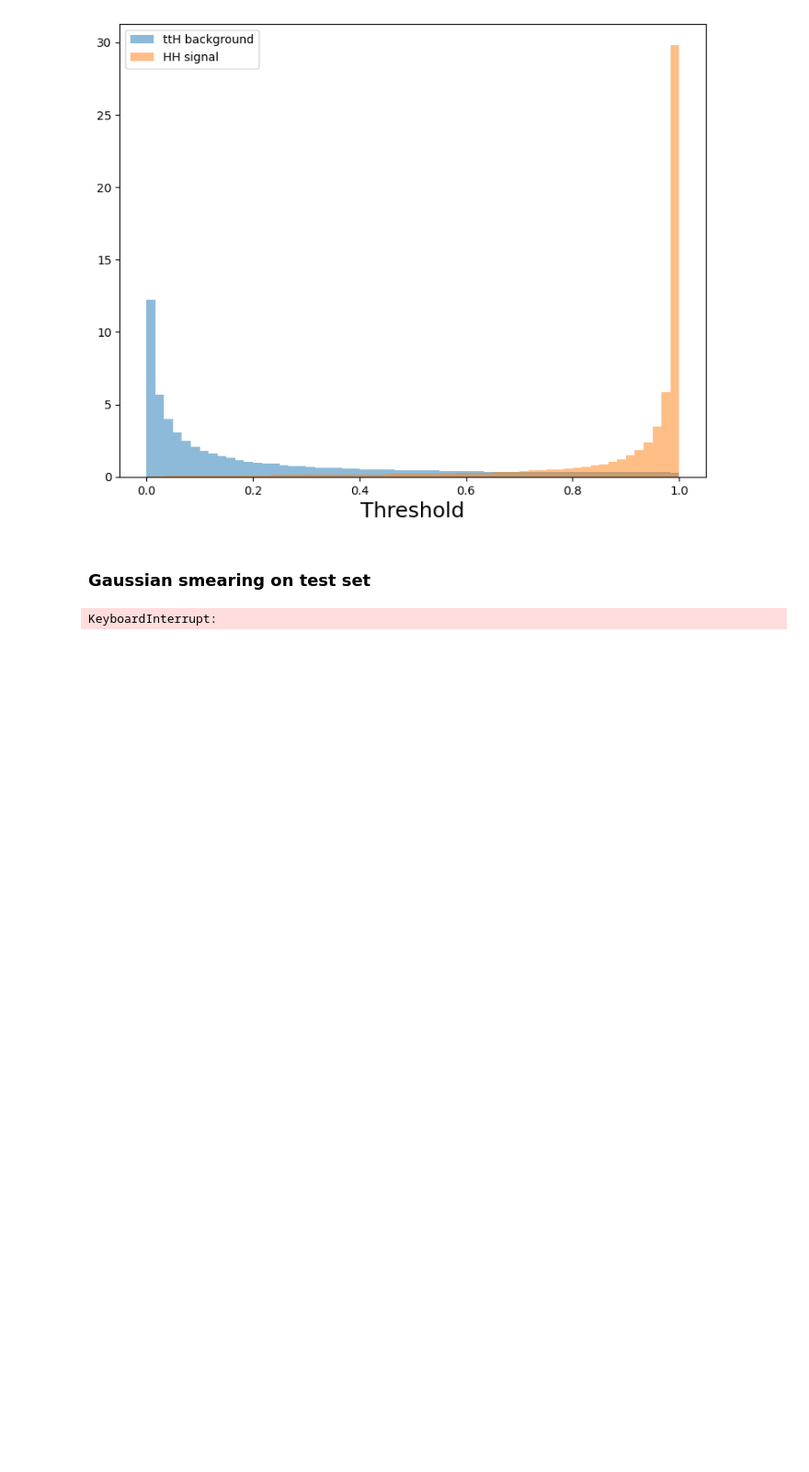
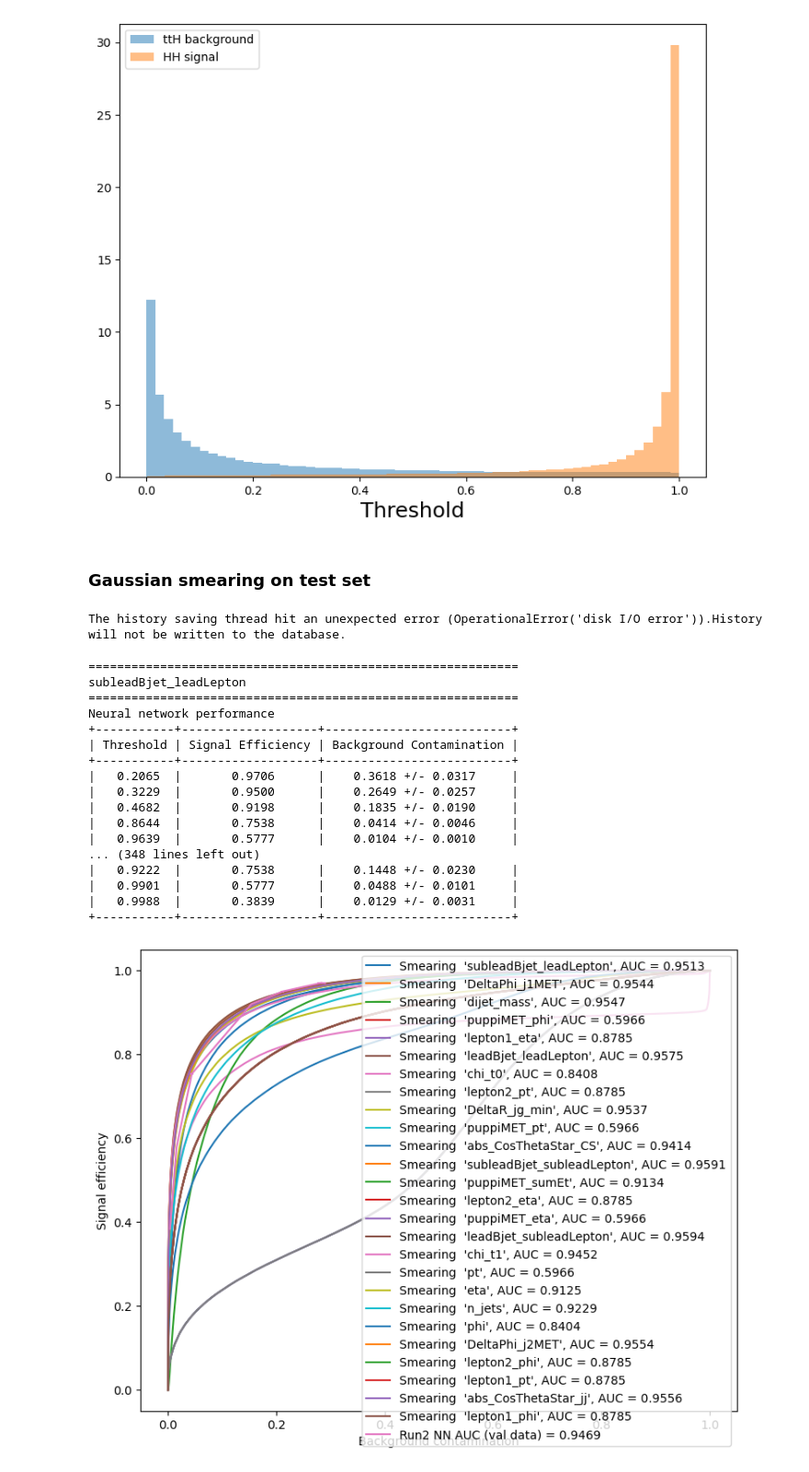
Before and after one commit to tcoulvert/HHtobbyy, a Jupyter notebook: ttH_InclusiveNet_awk.ipynb, the cells around one changed output. Shown at 92% size. Drawn from its saved outputs; the diff is of its cells as text; code cells hidden in the pictures; blank space fills up the shorter version.

```diff
--- a/ttH_InclusiveNet_awk.ipynb
+++ b/ttH_InclusiveNet_awk.ipynb
@@ -1052,20 +1054,20 @@ Saved ROC.
 # %%
 def smear_particle_list(variable_name, particle_list_to_smear, method='multiply', seed=21):
     # Order of these ifs is important b/c 'lepton' contains 'pt', so if you don't check 'pt' last there will be a bug.
-    if re.match('phi', variable_name) is not None:
+    if re.search('phi', variable_name) is not None:
         index3 = 2
-    elif re.match('eta', variable_name) is not None:
+    elif re.search('eta', variable_name) is not None:
         index3 = 1
     else:
         index3 = 0
 
     # Order of these ifs is important b/c diphoton is only called 'pt' or 'eta', so it has to be checked last.
-    if re.match('lepton', variable_name) is not None:
-        if re.match('1', variable_name) is not None:
+    if re.search('lepton', variable_name) is not None:
+        if re.search('1', variable_name) is not None:
             index2 = 0
         else:
             index2 = 1
-    elif re.match('MET', variable_name) is not None:
+    elif re.search('MET', variable_name) is not None:
         index2 = 3
     else:
         index2 = 2
@@ -1097,6 +1099,8 @@ def smear_particle_hlf(variable_name, particle_hlf_to_smear, method='multiply',
         raise Exception(f"Only 'multiply' and 'add' are allowed as methods. You passed {method}.")
 
     return particle_hlf_to_smear
+# %% [output]
+The history saving thread hit an unexpected error (OperationalError('disk I/O error')).History will not be written to the database.
 # %%
 CURRENT_TIME = '2024-08-10_13-16-12'
 
@@ -1116,7 +1120,7 @@ for variable_name in high_level_fields:
     thresholds = []
 
     if variable_name in {'pt', 'eta', 'phi'} or (
-        re.search('pt', variable_name) is not None or re.search('eta', variable_name) is not None or re.search('phi', variable_name) is not None
+        re.search('_pt', variable_name) is not None or re.search('_eta', variable_name) is not None or re.search('_phi', variable_name) is not None
     ):
         gauss_data_list = smear_particle_list(variable_name, copy.deepcopy(data_list_test))
         gauss_data_hlf = data_hlf_test
@@ -1198,6 +1202,7 @@ for variable_name in high_level_fields:
 
     IN_perf_arr.append(copy.deepcopy(IN_perf))
 
+    print("="*60 + f'\n{variable_name}\n' + "="*60)
     print("Neural network performance")
     NNtable = PrettyTable(['Threshold','Signal Efficiency','Background Contamination'])
     NNtable.float_format = ".4"
@@ -1210,31 +1215,50 @@ with open(OUTPUT_DIRPATH + f'{CURRENT_TIME}_IN_perf_gauss_smear.json', 'w') as f
     json.dump({'IN_perf_arr': IN_perf_arr}, f)
 
 plot_desdir = OUTPUT_DIRPATH + 'plots'
+if not os.path.exists(plot_desdir):
+    os.makedirs(plot_desdir)
 
 run2_sigEff = [.9704, .9498, .9196, .7536, .5777, .3837]
 run2_bkgCont = [.2831, .2114, .1539, .0442, .0158, .0041]
 run2_bkgCont_err = [.0077, .0036, .0011, .0032, .0006, .0001]
 plt.figure(figsize=(9,7))
 for IN_perf in IN_perf_arr:
     plt.plot(IN_perf['mean_fprs'], IN_perf['base_tpr'], label="Smearing  '%s', AUC = %.4f" % (IN_perf['smeared_var'], IN_perf['mean_area']))
 plt.errorbar(run2_bkgCont, run2_sigEff, xerr=run2_bkgCont_err, label="Run2 NN AUC (val data) = {}".format(0.9469))
 # plt.fill_betweenx(base_tpr, fprs_left, fprs_right, color='grey', alpha=0.4)
 plt.legend(loc='best')
 plt.xlabel('Background contamination')
 plt.ylabel('Signal efficiency')
 #plt.axhline(tpr[thres_idx],ls='--',color='tab:gray')
 #plt.axvline(fpr[thres_idx],ls='--',color='tab:gray')
 plt.savefig(f'{plot_desdir}/{CURRENT_TIME}_roc_curve_gauss_smear.pdf')
 plt.savefig(f'{plot_desdir}/{CURRENT_TIME}_roc_curve_gauss_smear.png')
 
 plt.figure(figsize=(9,7))
 for IN_perf in IN_perf_arr:
     plt.hist(np.exp(IN_perf['all_pred'])[IN_perf['all_label']==0,1], bins=60, label=f"Smearing  '{IN_perf['smeared_var']}', ttH background",alpha=0.5, density=True)
     plt.hist(np.exp(IN_perf['all_pred'])[IN_perf['all_label']==1,1], bins=60, label=f"Smearing  '{IN_perf['smeared_var']}', HH signal", alpha=0.5, density=True)
 #plt.axvline(thresholds[thres_idx], ls='--',color='tab:gray')
 plt.legend(loc='best')
 plt.xlabel("Threshold", fontsize=18)
 plt.savefig(f'{plot_desdir}/{CURRENT_TIME}_model_score_dist_gauss_smear.pdf')
 plt.savefig(f'{plot_desdir}/{CURRENT_TIME}_model_score_dist_gauss_smear.png')
 # %% [output]
-KeyboardInterrupt:
+============================================================
+subleadBjet_leadLepton
+============================================================
+Neural network performance
++-----------+-------------------+--------------------------+
+| Threshold | Signal Efficiency | Background Contamination |
++-----------+-------------------+--------------------------+
+|   0.2065  |       0.9706      |    0.3618 +/- 0.0317     |
+|   0.3229  |       0.9500      |    0.2649 +/- 0.0257     |
+|   0.4682  |       0.9198      |    0.1835 +/- 0.0190     |
+|   0.8644  |       0.7538      |    0.0414 +/- 0.0046     |
+|   0.9639  |       0.5777      |    0.0104 +/- 0.0010     |
+... (348 lines left out)
+|   0.9222  |       0.7538      |    0.1448 +/- 0.0230     |
+|   0.9901  |       0.5777      |    0.0488 +/- 0.0101     |
+|   0.9988  |       0.3839      |    0.0129 +/- 0.0031     |
++-----------+-------------------+--------------------------+
+[figure, added]
```
Also changed, not shown: parts of 3 cells of this notebook.
